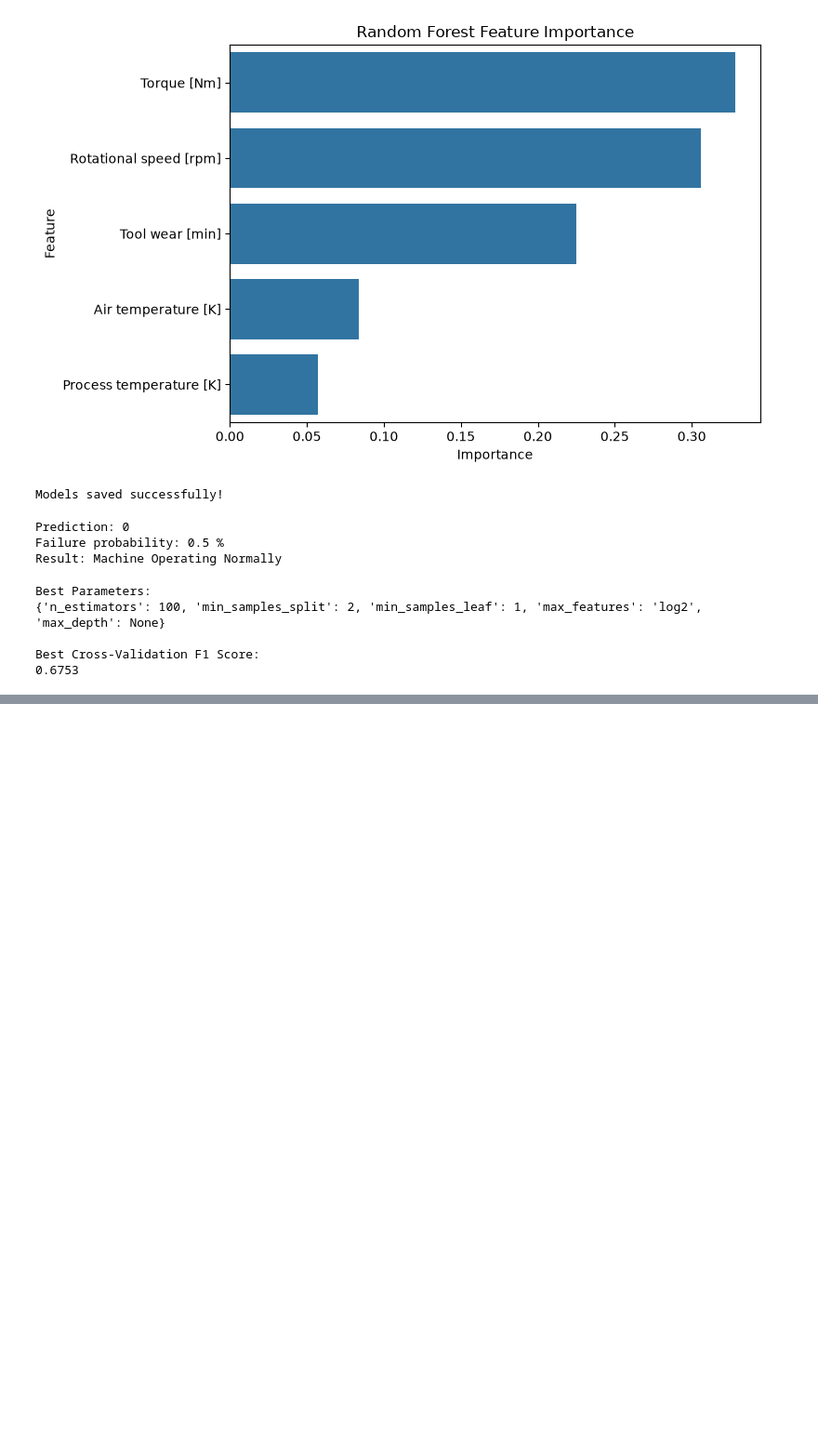
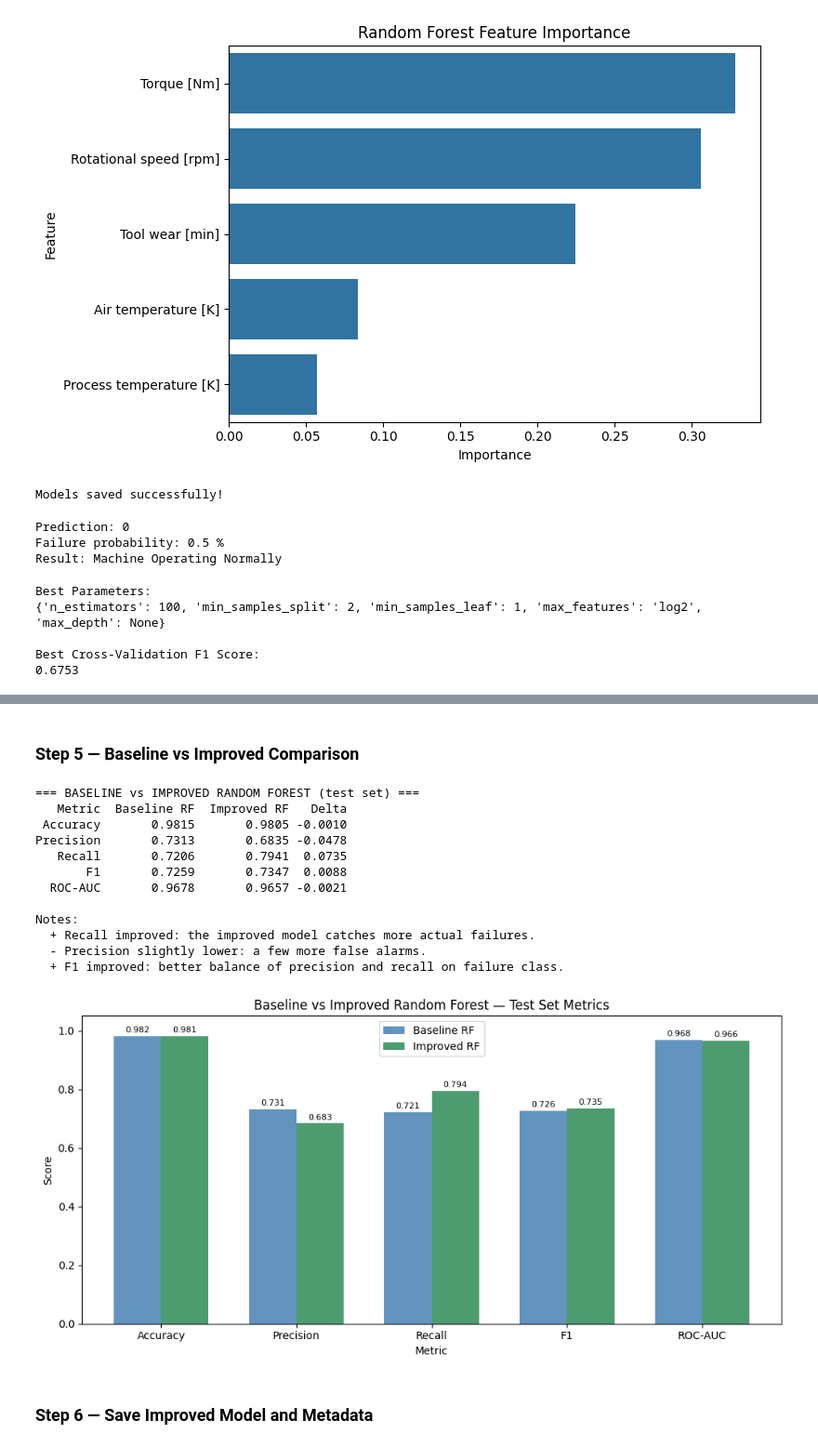
Before and after one commit to shravyanjali200/predictive-maintenance-ml, a Jupyter notebook: notebooks/01_eda.ipynb, the cells around one changed output, grey strips where cells are left out. Shown at 93% size. Cells and saved outputs as stored; diff of their text form; code cells hidden in the pictures; blank space fills up the shorter version.

```diff
--- a/notebooks/01_eda.ipynb
+++ b/notebooks/01_eda.ipynb
@@ -529,0 +754,75 @@ Best Cross-Validation F1 Score:
+# %% [markdown]
+### Step 5 — Baseline vs Improved Comparison
+# %%
+# ── Baseline metrics (from the existing experiment in Cell 13) ────────────
+baseline_rf_existing = models['Random Forest']   # already fitted in Cell 13
+y_pred_base = baseline_rf_existing.predict(X_test)
+y_prob_base = baseline_rf_existing.predict_proba(X_test)[:, 1]
+
+baseline_metrics = {
+    'Accuracy':  round(accuracy_score(y_test, y_pred_base), 4),
+    'Precision': round(precision_score(y_test, y_pred_base, zero_division=0), 4),
+    'Recall':    round(recall_score(y_test, y_pred_base, zero_division=0), 4),
+    'F1':        round(f1_score(y_test, y_pred_base, zero_division=0), 4),
+    'ROC-AUC':   round(roc_auc_score(y_test, y_prob_base), 4),
+}
+
+# ── Comparison DataFrame ───────────────────────────────────────────────────
+import pandas as pd
+comparison = pd.DataFrame({
+    'Metric':       list(baseline_metrics.keys()),
+    'Baseline RF':  list(baseline_metrics.values()),
+    'Improved RF':  list(improved_metrics.values()),
+    'Delta':        [round(improved_metrics[k] - baseline_metrics[k], 4)
+                     for k in baseline_metrics],
+})
+
+print('=== BASELINE vs IMPROVED RANDOM FOREST (test set) ===')
+print(comparison.to_string(index=False))
+print()
+print('Notes:')
+print('  + Recall improved: the improved model catches more actual failures.')
+print('  - Precision slightly lower: a few more false alarms.')
+print('  + F1 improved: better balance of precision and recall on failure class.')
+print()
+
+# ── Bar chart ─────────────────────────────────────────────────────────────
+metrics_to_plot = ['Accuracy', 'Precision', 'Recall', 'F1', 'ROC-AUC']
+x = range(len(metrics_to_plot))
+width = 0.35
+
+fig, ax = plt.subplots(figsize=(10, 5))
+bars1 = ax.bar([i - width/2 for i in x],
+               [baseline_metrics[m] for m in metrics_to_plot],
+               width, label='Baseline RF', color='steelblue', alpha=0.85)
+bars2 = ax.bar([i + width/2 for i in x],
+               [improved_metrics[m] for m in metrics_to_plot],
+               width, label='Improved RF', color='seagreen', alpha=0.85)
+
+ax.set_xlabel('Metric')
+ax.set_ylabel('Score')
+ax.set_title('Baseline vs Improved Random Forest — Test Set Metrics')
+ax.set_xticks(list(x))
+ax.set_xticklabels(metrics_to_plot)
+ax.set_ylim(0, 1.05)
+ax.legend()
+ax.bar_label(bars1, fmt='%.3f', padding=2, fontsize=8)
+ax.bar_label(bars2, fmt='%.3f', padding=2, fontsize=8)
+plt.tight_layout()
+plt.show()
+# %% [output]
+=== BASELINE vs IMPROVED RANDOM FOREST (test set) ===
+   Metric  Baseline RF  Improved RF   Delta
+ Accuracy       0.9815       0.9805 -0.0010
+Precision       0.7313       0.6835 -0.0478
+   Recall       0.7206       0.7941  0.0735
+       F1       0.7259       0.7347  0.0088
+  ROC-AUC       0.9678       0.9657 -0.0021
+
+Notes:
+  + Recall improved: the improved model catches more actual failures.
+  - Precision slightly lower: a few more false alarms.
+  + F1 improved: better balance of precision and recall on failure class.
+[figure, added]
+# %% [markdown]
+### Step 6 — Save Improved Model and Metadata
```
Also changed, not shown: parts of 13 cells of this notebook, 10 other files.
